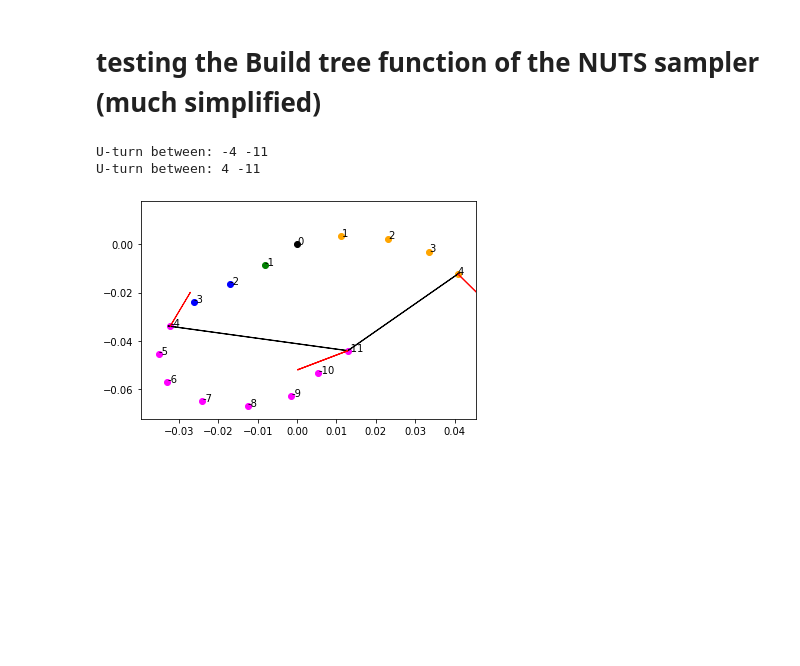
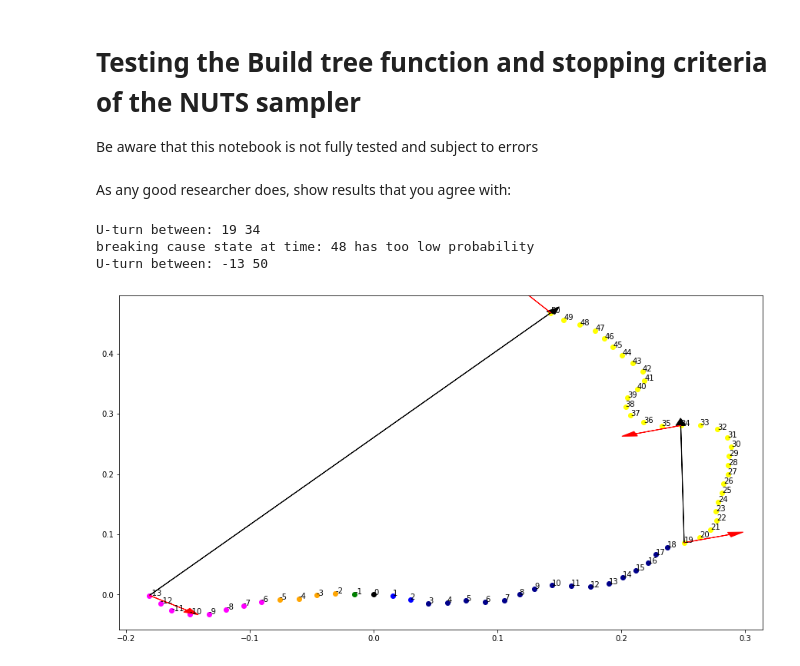
Before and after one commit to pjoachims/rssbayes, a Jupyter notebook: coding/Nuts_treebuilder.ipynb, the cells around one changed output. Saved outputs shown, nothing was run; the diff lists cells and outputs as text; code cells hidden in the pictures; blank space fills up the shorter version.

```diff
--- a/coding/Nuts_treebuilder.ipynb
+++ b/coding/Nuts_treebuilder.ipynb
@@ -1,5 +1,6 @@
 # %% [markdown]
-# testing the Build tree function of the NUTS sampler (much simplified)
+# Testing the Build tree function and stopping criteria of the NUTS sampler
+Be aware that this notebook is not fully tested and subject to errors
 # %%
 import numpy as np
 import copy
@@ -131,11 +136,17 @@ def samples_to_t_dict(samples):
-# %%
-final_sample, C, a_s = naive_NUTS(0.4)
-
-for sample in a_s:
-    sample.plot_sample()
-    sample.plot_text()
-# %% [output]
-U-turn between: -4 -11
-U-turn between: 4 -11
-[figure, removed]
+# %% [markdown]
+As any good researcher does, show results that you agree with:
+# %%
+#np.random.seed(13)
+np.random.seed(14)
+
+final_sample, C, a_s = naive_NUTS(0.2)
+
+for state in a_s:
+    state.plot_state()
+    state.plot_text()
+# %% [output]
+U-turn between: 19 34
+breaking cause state at time: 48 has too low probability
+U-turn between: -13 50
+[figure, added]
 # %%
```
Also changed, not shown: parts of 2 cells of this notebook, 4 other files.
